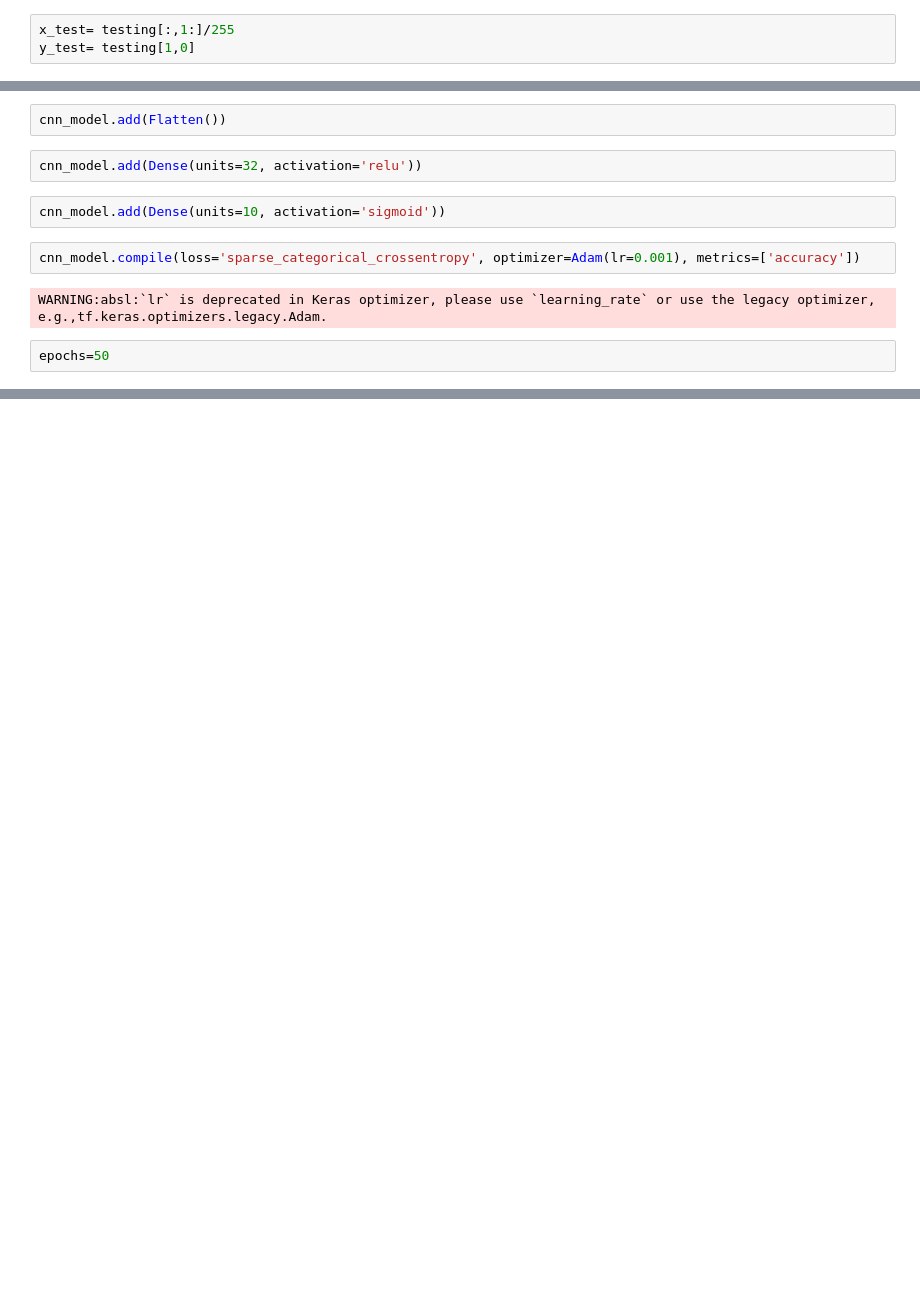
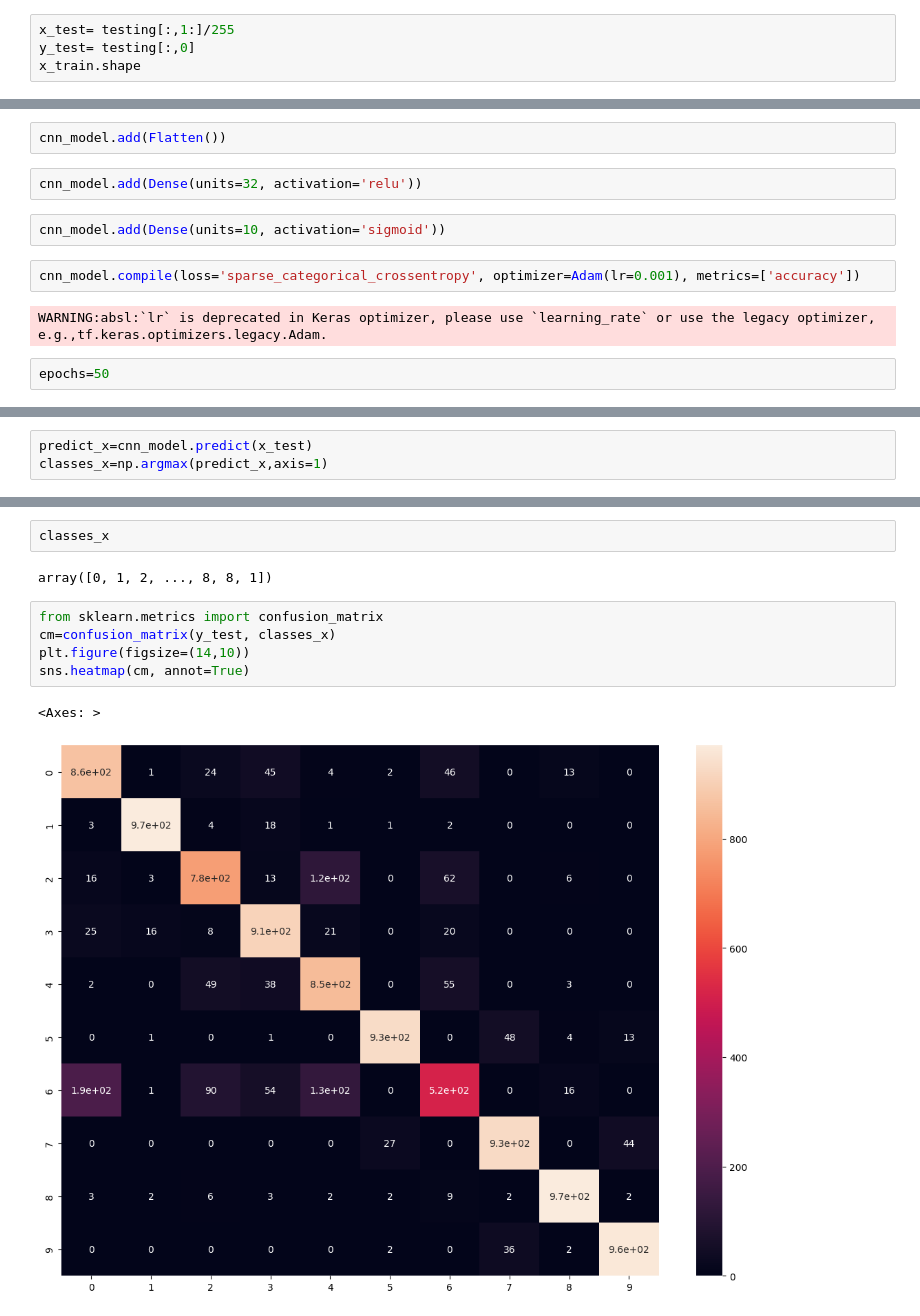
Before and after one commit to Ali-mohammadi-design/LLM_Engineering_and_Machine_Learning, a Jupyter notebook: Fashion_Class_Classification.ipynb, the cells around one changed output, grey strips where cells are left out. Cells and saved outputs as stored; diff of their text form; blank space fills up the shorter version.

```diff
--- a/Fashion_Class_Classification.ipynb
+++ b/Fashion_Class_Classification.ipynb
@@ -82,4 +86,5 @@ y_train.shape
 (60000,)
 # %%
 x_test= testing[:,1:]/255
-y_test= testing[1,0]
+y_test= testing[:,0]
+x_train.shape
@@ -158,0 +182,3 @@ Epoch 50/50
+# %%
+predict_x=cnn_model.predict(x_test)
+classes_x=np.argmax(predict_x,axis=1)
@@ -158,0 +187,12 @@ Epoch 50/50
+# %%
+classes_x
+# %% [output]
+array([0, 1, 2, ..., 8, 8, 1])
+# %%
+from sklearn.metrics import confusion_matrix
+cm=confusion_matrix(y_test, classes_x)
+plt.figure(figsize=(14,10))
+sns.heatmap(cm, annot=True)
+# %% [output]
+<Axes: >
+[figure, added]
```
Also changed, not shown: parts of 12 cells of this notebook.
